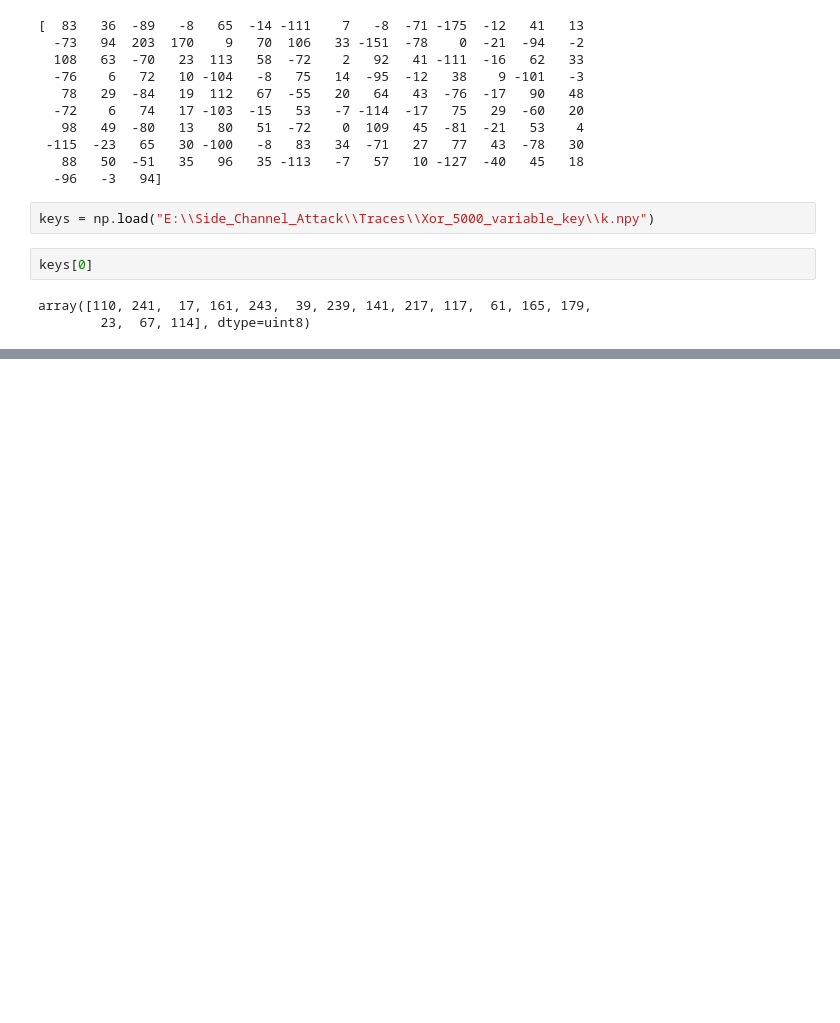
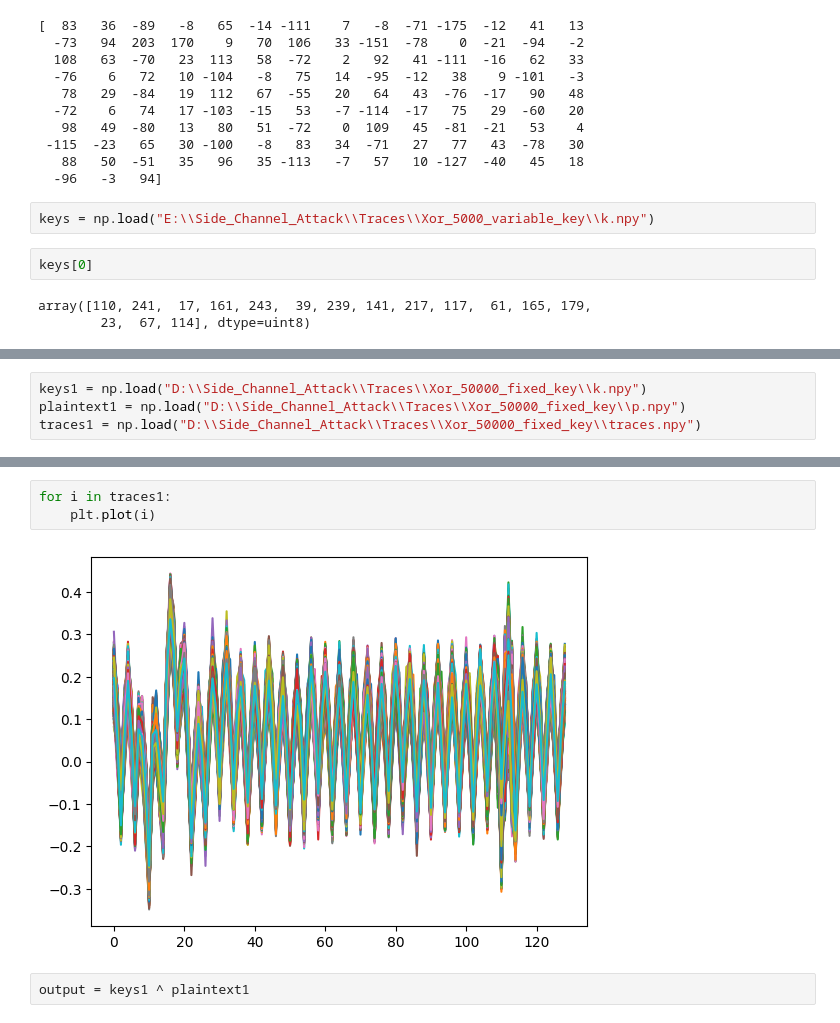
Before and after one commit to Re1own/Side_Channel_Attack, a Jupyter notebook: Power Analysis Attack/Belief_Propagation_Attack/Untitled1.ipynb, the cells around one changed output, grey strips where cells are left out. Saved outputs shown, nothing was run; the diff lists cells and outputs as text; blank space fills up the shorter version.

```diff
--- a/Power Analysis Attack/Belief_Propagation_Attack/Untitled1.ipynb
+++ b/Power Analysis Attack/Belief_Propagation_Attack/Untitled1.ipynb
@@ -121,0 +145,4 @@ array([110, 241,  17, 161, 243,  39, 239, 141, 217, 117,  61, 165, 179,
+# %%
+keys1 = np.load("D:\\Side_Channel_Attack\\Traces\\Xor_50000_fixed_key\\k.npy")
+plaintext1 = np.load("D:\\Side_Channel_Attack\\Traces\\Xor_50000_fixed_key\\p.npy")
+traces1 = np.load("D:\\Side_Channel_Attack\\Traces\\Xor_50000_fixed_key\\traces.npy")
@@ -121,0 +169,7 @@ array([110, 241,  17, 161, 243,  39, 239, 141, 217, 117,  61, 165, 179,
+# %%
+for i in traces1:
+    plt.plot(i)
+# %% [output]
+[figure, added]
+# %%
+output = keys1 ^ plaintext1
```
Also changed, not shown: parts of 27 cells of this notebook, 8 other files.
